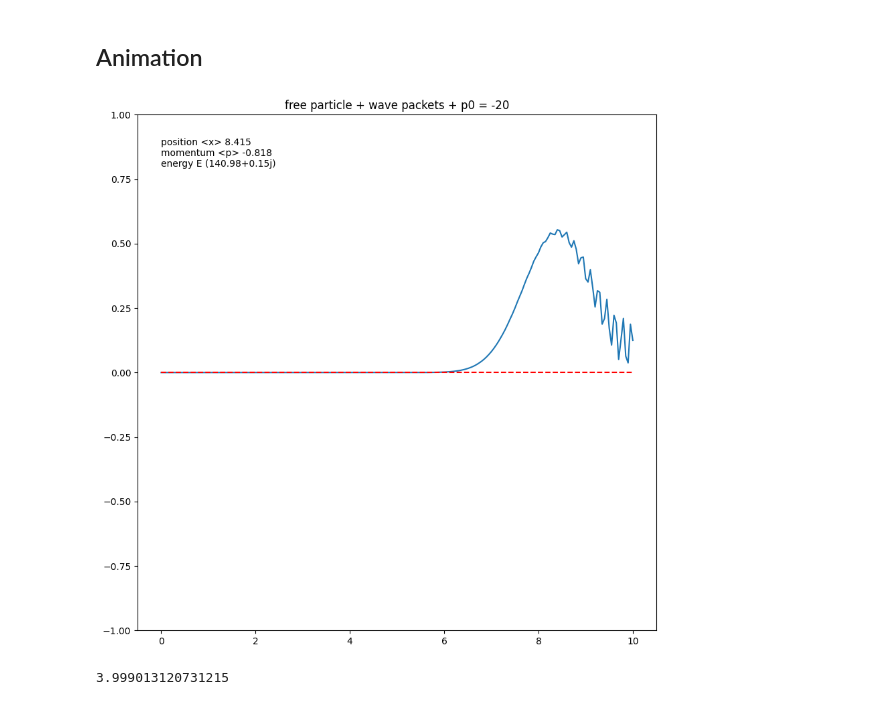
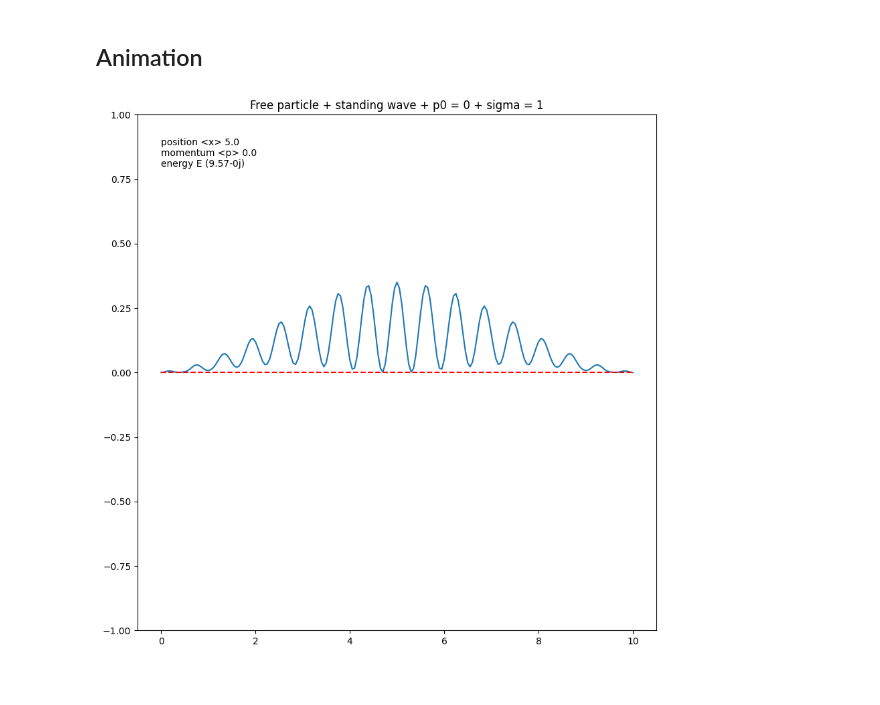
Before and after one commit to sushiTonpai/schrodinger, a Jupyter notebook: Time_dependent_schrodinger.ipynb, the cells around one changed output. Drawn from its saved outputs; the diff is of its cells as text; code cells hidden in the pictures.

```diff
--- a/Time_dependent_schrodinger.ipynb
+++ b/Time_dependent_schrodinger.ipynb
@@ -65,7 +65,7 @@ def gen_gaussian(x,x0,sigma, p0):
 def gen_sine(x, n):
     A = np.sqrt(2/(L))
     k = np.pi/(L)
-    return A * np.sin(n*k*x)
+    return np.sin(n*k*x)
 
 # potential
 def V_2(x):
@@ -79,16 +79,14 @@ def V_well(x):
     A = -1e2
     return A*np.exp(-(x-mu)**2/(2*sigma**2))
 
-def V_harmonic(x):
-    k = 5
-    x0 = 5
+def V_harmonic(x,x0 = 5,k = 1/10):
     return 1/2 * k * (x-x0)**2
 
 def V_barrier(x,peak):
     arr = x.copy()
     arr[:] = 0
     left = int(len(x) * 1/2)
-    right = int(len(x) * (1/2 + 1/4))
+    right = int(len(x) * (1/2 + 1/300))
     arr[left:right]  = peak
     return arr
 
@@ -151,6 +151,3 @@ def simulation(psi,V):
         t = t + 1
 
     return psi_tot
-# %%
-# psi0 as gaussian
-psi = gen_gaussian(x, x0 = 5 , sigma = 1/2 , p0 = -20)
@@ -215,22 +220,24 @@ psi_m11 = CMN(psi,V0)
 # animation
 from matplotlib.animation import FuncAnimation
 import os
+import sys
 # method used
-method = "CNM"
+method = ""
 
 if method == "FD":
     psi_mm = psi_m00
 elif method == "CNM":
     psi_mm = psi_m11
 else:
-    print("Error wrong method")
+    print("Error, wrong method")
+    sys.exit()
 
 # initial setup
 fig,ax = plt.subplots(figsize  = (10,10))
 line, = ax.plot(x,density(psi_mm[0,:]))
 line2, = ax.plot(x, V0 , '--' ,color = 'r')
 frame_skip = 20
-title = "free particle + wave packets + p0 = -20"
+title = "Free particle + standing wave + p0 = 0 + sigma = 1"
 
 #calculate position
 def text_pos(sframe):
@@ -243,36 +250,31 @@ def text_energy(sframe):
     return f'energy E {round(get_e(psi_mm[sframe,:],V0),2)}'
 txt = ax.text(0 , 0.85 ,f'{text_pos(0)} \n{text_momentum(0)} \n{text_energy(0)}', ha='left', va='center', fontsize=10, color="black")
 plt.title(title)
 plt.ylim(-1,1)
 
 # function update 1d wave over time
 def update(frame):
     line.set_ydata(density(psi_mm[frame_skip * frame,:]))
     txt.set_text(f'{text_pos(frame_skip*frame)} \n{text_momentum(frame_skip*frame)} \n{text_energy(frame_skip * frame)}')
     return line, txt,
 
 
 
 #number of frames
 nframes = len(psi_mm) // frame_skip
 
 ani = FuncAnimation(fig,update, frames = nframes, interval = 1, blit = True)
 
 
 # save animation
 file_format = 'gif'
 file_name = f'{method} 1D TDSE {title}'
 
 directory = '/Users/Windows10/Desktop/schrodinger/animation'
 output_file = os.path.join(directory, f'{file_name}.{file_format}')
 
 ani.save(output_file, writer='pillow', fps=15)
 
 plt.show()
 # %% [output]
-[figure, old version]
+[figure, new version]
-# %%
-# comparing Es
-get_e(psi_m01) / get_e(psi_m00)
-# %% [output]
-3.999013120731215
```
Also changed, not shown: parts of 9 cells of this notebook, 11 other files.
